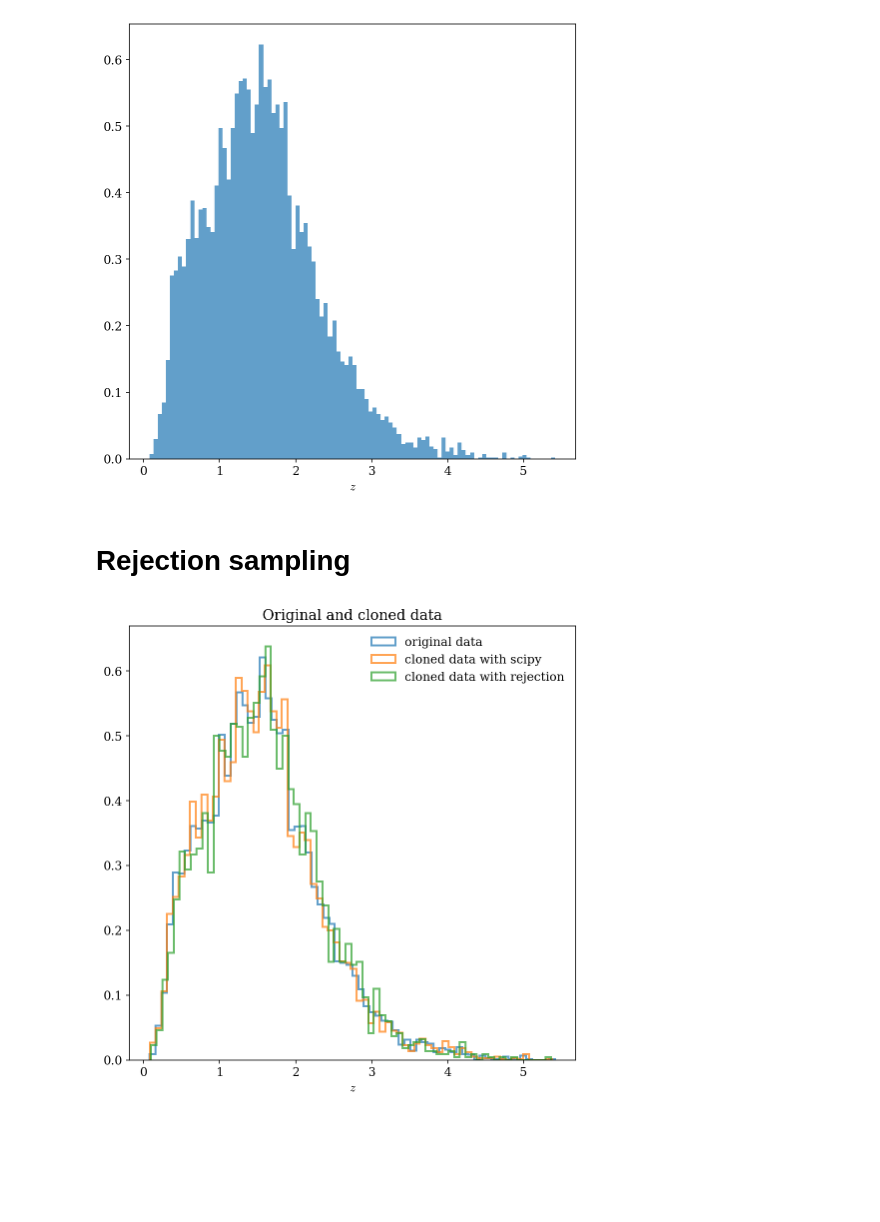
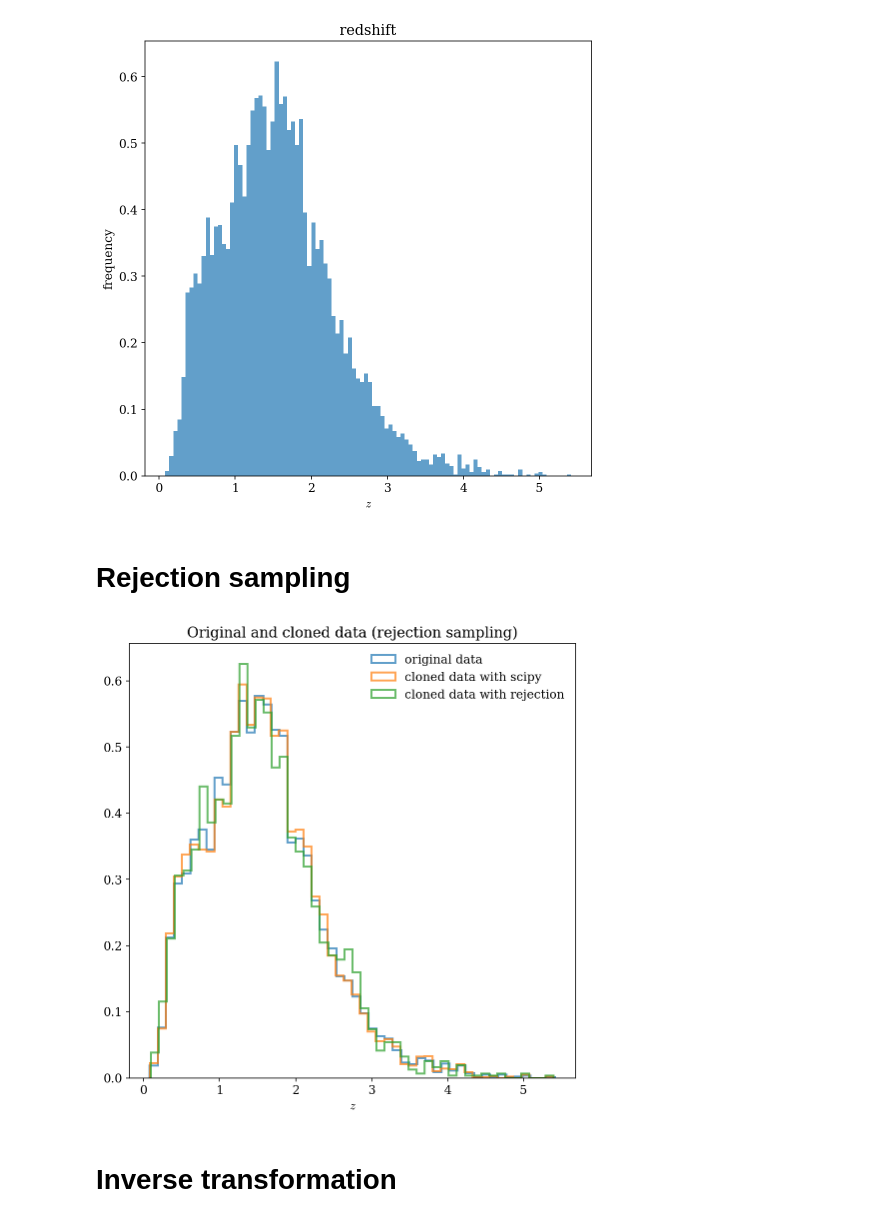
Before and after one commit to asantini29/astrostatistics_bicocca_2022, a Jupyter notebook: working/L_04_Cloning_quasars.ipynb, the cells around one changed output. Saved outputs shown, nothing was run; the diff lists cells and outputs as text; code cells hidden in the pictures; blank space fills up the shorter version.

```diff
--- a/working/L_04_Cloning_quasars.ipynb
+++ b/working/L_04_Cloning_quasars.ipynb
@@ -27,8 +23,13 @@ Downloading http://das.sdss.org/va/qsocat/dr7qso.dat.gz
 # %%
+n, edges = np.histogram(z, bins = 100, density =True)
+hist_z = scipy.stats.rv_histogram((n, edges))
+
 plt.hist(z, bins = 100, density = True, alpha = 0.7)
 plt.xlabel("$z$")
+plt.ylabel("frequency")
+plt.title('redshift')
 plt.show()
 # %% [output]
-[figure, old version]
+[figure, new version]
 # %% [markdown]
 # Rejection sampling
@@ -50,10 +48,12 @@ cloned_data = z_samples[mask]
 # %%
-plt.hist(z, bins = 70, density = True, histtype = 'step', lw = 2, alpha = 0.7, label = 'original data')
-plt.hist(cloned_data_scipy, bins = 70, density = True, histtype = 'step', lw = 2, alpha = 0.7, label = 'cloned data with scipy')
-plt.hist(cloned_data, bins = 70, density = True, histtype = 'step', lw = 2, alpha = 0.7, label = 'cloned data with rejection')
+plt.hist(z, bins = 50, density = True, histtype = 'step', lw = 2, alpha = 0.7, label = 'original data')
+plt.hist(cloned_data_scipy, bins = 50, density = True, histtype = 'step', lw = 2, alpha = 0.7, label = 'cloned data with scipy')
+plt.hist(cloned_data_rej, bins = 50, density = True, histtype = 'step', lw = 2, alpha = 0.7, label = 'cloned data with rejection')
 plt.xlabel("$z$")
-plt.title('Original and cloned data')
+plt.title('Original and cloned data (rejection sampling)')
 plt.legend(frameon = False)
 plt.show()
 # %% [output]
-[figure, old version]
+[figure, new version]
+# %% [markdown]
+# Inverse transformation
```
Also changed, not shown: parts of 9 cells of this notebook.
